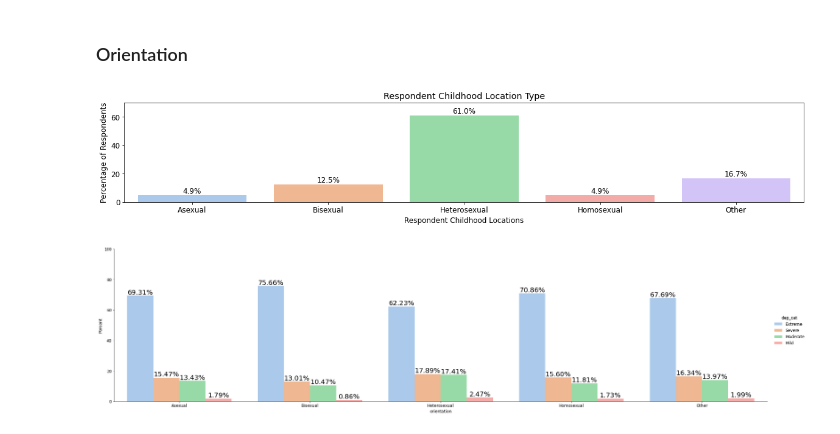
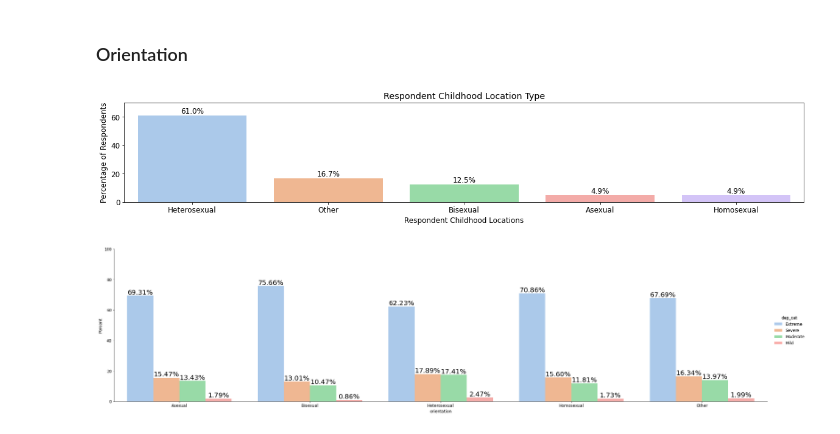
Before and after one commit to freyjagarner/D214, a Jupyter notebook: Untitled.ipynb, the cells around one changed output. Cells and saved outputs as stored; diff of their text form; code cells hidden in the pictures.

```diff
--- a/Untitled.ipynb
+++ b/Untitled.ipynb
@@ -522,17 +504,2 @@ Here we will convert column datatypes to support pandas NA and make it easy to o
-# %%
-type_dict = {'country': 'category',
-             'education': 'category',
-             'urban': 'category',
-             'gender': 'category',
-             'hand': 'category',
-             'orientation': 'category',
-             'race': 'category',
-             'voted': 'category',
-             'married': 'category',
-             'major': 'category',
-             'religion': 'category'
-            }
-data = data.astype(type_dict)
-data = data.convert_dtypes()
 # %% [markdown]
 ### Unique Value Count
@@ -651,4 +638,5 @@ data[data.country.isna()]
 For both of these we will enter the most common country in our data to remove the nulls.
 # %%
 # changing the null country values with most common country
-data[data.country.isna()].astype('objec') = data.country.value_counts().index[0]
+data.country = data.country.astype('object')
+data.loc[data.country.isna(), 'country'] = data.country.value_counts().index[0]
@@ -765,11 +754,11 @@ data.loc[data.country == 'NONE', 'country'] = np.random.choice(data.country.valu
 
 Here we will re-organize our columns to keep like features together for ease of reading.
 # %%
+# put columns in order of relationship
 data = data[['country', 'education', 'urban', 'age', 'gender', 'orientation',
              'race', 'married', 'familysize', 'voted', 'hand', 'major', 'religion',
-             'dep_time', 'anx_time', 'str_time', 'anx_cat', 'str_cat',
-             'extraversion', 'agreeableness', 'conscientiousness', 'stability',
-             'openness', 'invalid_word', 'dep_cat']]
+             'extraversion', 'agreeableness', 'conscientiousness', 'stability', 'openness',
+             'anx_cat', 'str_cat', 'dep_cat']]
 # %%
 data.head()
 # %% [output]
@@ -987,3 +1039,6 @@ plt.show()
+# %%
+train = train.drop(columns='urban')
+test = test.drop(columns='urban')
 # %% [markdown]
 ### Age
 # %%
@@ -1083,19 +1139,17 @@ plt.show()
 # %% [markdown]
 ### Orientation
 # %%
-# list of education possibilities in order
-genders = ['Male', 'Female', 'Other', 'No Response']
-
-orie_freqs = train.orientation.value_counts(normalize=True) * 100
+# normalized value counts * 100 to get percent
+orie_freqs = train.orientation.value_counts(normalize=True, ascending=False) * 100
 
 plt.rcParams.update({'font.size': 12})
 plt.figure(figsize=(20, 3))
 ax = sns.barplot(x=orie_freqs.index, y=orie_freqs)
 ax.set(xlabel='Respondent Childhood Locations', ylabel='Percentage of Respondents',  title='Respondent Childhood Location Type')
 ax.bar_label(ax.containers[0], label_type='edge',fmt='%.1f%%')
 ax.margins(y=0.15)
 
 plt.show()
 # %% [output]
-[figure, old version]
+[figure, new version]
 # %%
```
Also changed, not shown: parts of 113 cells of this notebook.
